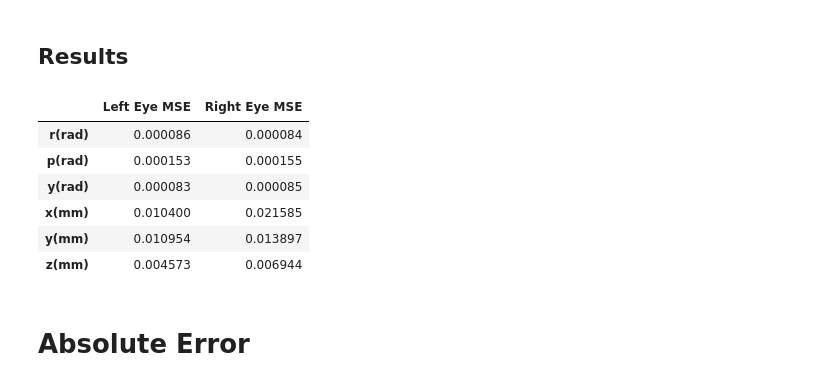
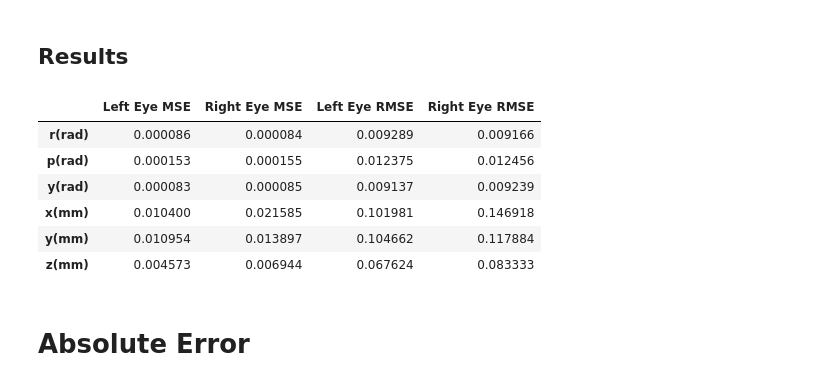
Before and after one commit to jpmnieles/grace_dl, a Jupyter notebook: notebooks/240929_Optimization_Evaluation.ipynb, the cells around one changed output. Saved outputs shown, nothing was run; the diff lists cells and outputs as text; code cells hidden in the pictures.

Commit message:
Adding rmse in the evaluation parameters
Signed-off-by: jpmnieles <jpmnieles@connect.ust.hk>

```diff
--- a/notebooks/240929_Optimization_Evaluation.ipynb
+++ b/notebooks/240929_Optimization_Evaluation.ipynb
@@ -243,33 +243,51 @@ r_tvec_t = torch.Tensor(r_tvec).to(dtype=dtype, device=device)
 # %%
 # Results
 
 results_idx = ['r(rad)','p(rad)', 'y(rad)', 'x(mm)','y(mm)', 'z(mm)',]
 results_df = pd.DataFrame({'Left Eye MSE': [
                             mse_loss(out_l_rvec[:,0], l_rvec_t[:,0]).cpu().item(),
                             mse_loss(out_l_rvec[:,1], l_rvec_t[:,1]).cpu().item(),
                             mse_loss(out_l_rvec[:,2], l_rvec_t[:,2]).cpu().item(),
                             1000*mse_loss(out_l_tvec[:,0], l_tvec_t[:,0]).cpu().item(),
                             1000*mse_loss(out_l_tvec[:,1], l_tvec_t[:,1]).cpu().item(),
                             1000*mse_loss(out_l_tvec[:,2], l_tvec_t[:,2]).cpu().item(),
                             ],
                           'Right Eye MSE': [
                             mse_loss(out_r_rvec[:,0], r_rvec_t[:,0]).cpu().item(),
                             mse_loss(out_r_rvec[:,1], r_rvec_t[:,1]).cpu().item(),
                             mse_loss(out_r_rvec[:,2], r_rvec_t[:,2]).cpu().item(),
                             1000*mse_loss(out_r_tvec[:,0], r_tvec_t[:,0]).cpu().item(),
                             1000*mse_loss(out_r_tvec[:,1], r_tvec_t[:,1]).cpu().item(),
                             1000*mse_loss(out_r_tvec[:,2], r_tvec_t[:,2]).cpu().item(),
-                          ]})
+                          ],
+                           'Left Eye RMSE': [
+                            math.sqrt(mse_loss(out_l_rvec[:,0], l_rvec_t[:,0]).cpu().item()),
+                            math.sqrt(mse_loss(out_l_rvec[:,1], l_rvec_t[:,1]).cpu().item()),
+                            math.sqrt(mse_loss(out_l_rvec[:,2], l_rvec_t[:,2]).cpu().item()),
+                            math.sqrt(1000*mse_loss(out_l_tvec[:,0], l_tvec_t[:,0]).cpu().item()),
+                            math.sqrt(1000*mse_loss(out_l_tvec[:,1], l_tvec_t[:,1]).cpu().item()),
+                            math.sqrt(1000*mse_loss(out_l_tvec[:,2], l_tvec_t[:,2]).cpu().item()),
+                            ],
+                          'Right Eye RMSE': [
+                            math.sqrt(mse_loss(out_r_rvec[:,0], r_rvec_t[:,0]).cpu().item()),
+                            math.sqrt(mse_loss(out_r_rvec[:,1], r_rvec_t[:,1]).cpu().item()),
+                            math.sqrt(mse_loss(out_r_rvec[:,2], r_rvec_t[:,2]).cpu().item()),
+                            math.sqrt(1000*mse_loss(out_r_tvec[:,0], r_tvec_t[:,0]).cpu().item()),
+                            math.sqrt(1000*mse_loss(out_r_tvec[:,1], r_tvec_t[:,1]).cpu().item()),
+                            math.sqrt(1000*mse_loss(out_r_tvec[:,2], r_tvec_t[:,2]).cpu().item()),
+                          ],
+
+                          })
 results_df.index = results_idx
 results_df
 # %% [output]
-|  | Left Eye MSE | Right Eye MSE |
-| r(rad) | 0.000086 | 0.000084 |
-| p(rad) | 0.000153 | 0.000155 |
-| y(rad) | 0.000083 | 0.000085 |
-| x(mm) | 0.010400 | 0.021585 |
-| y(mm) | 0.010954 | 0.013897 |
-| z(mm) | 0.004573 | 0.006944 |
+|  | Left Eye MSE | Right Eye MSE | Left Eye RMSE | Right Eye RMSE |
+| r(rad) | 0.000086 | 0.000084 | 0.009289 | 0.009166 |
+| p(rad) | 0.000153 | 0.000155 | 0.012375 | 0.012456 |
+| y(rad) | 0.000083 | 0.000085 | 0.009137 | 0.009239 |
+| x(mm) | 0.010400 | 0.021585 | 0.101981 | 0.146918 |
+| y(mm) | 0.010954 | 0.013897 | 0.104662 | 0.117884 |
+| z(mm) | 0.004573 | 0.006944 | 0.067624 | 0.083333 |
 # %% [markdown]
 # Absolute Error
 # %% [markdown]
```
